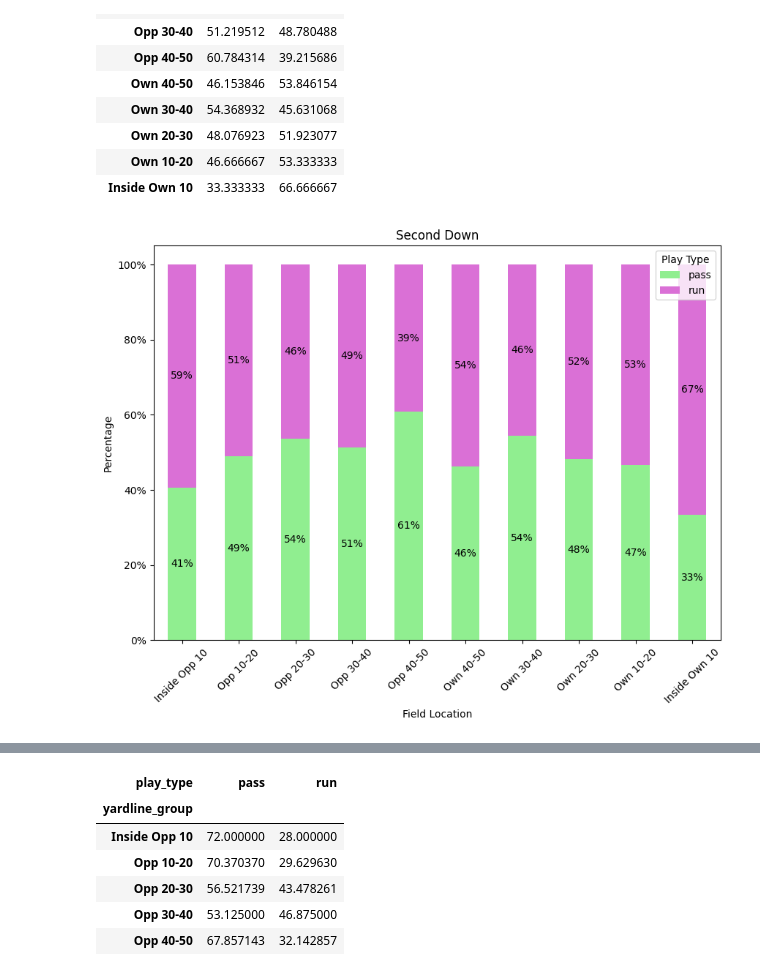
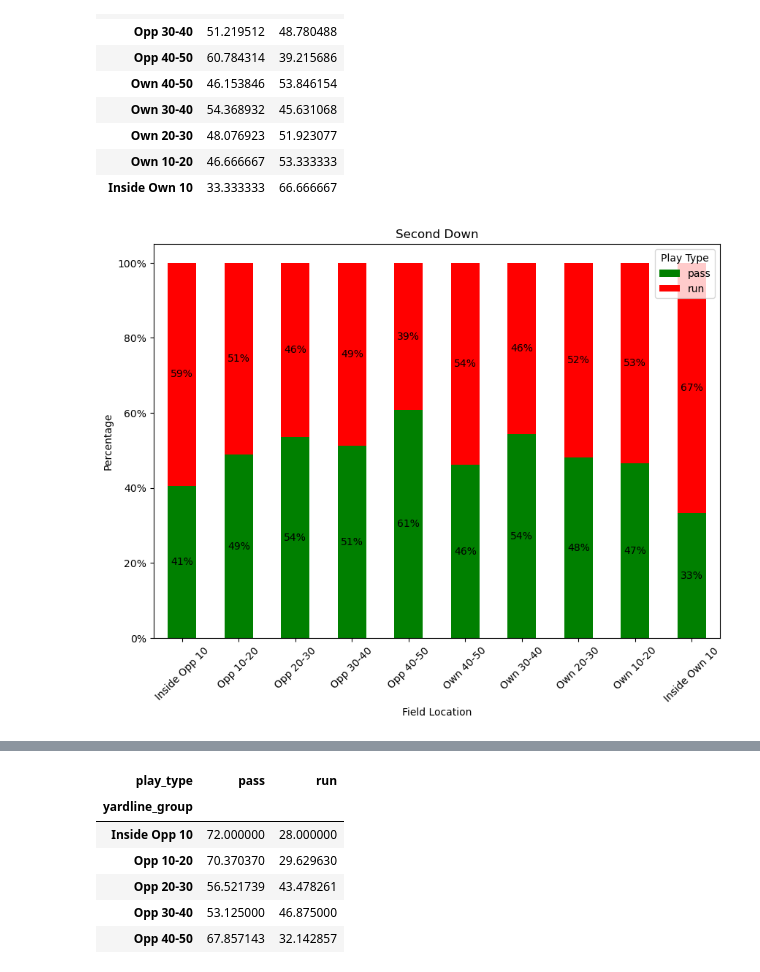
Before and after one commit to rollernathan/NFL_2024_Week_1, a Jupyter notebook: Project 3.ipynb, the cells around one changed output, grey strips where cells are left out. Cells and saved outputs as stored; diff of their text form; code cells hidden in the pictures.

```diff
--- a/Project 3.ipynb
+++ b/Project 3.ipynb
@@ -187,7 +185,7 @@ crosstab_first_normalized
 | Inside Own 10 | 44.444444 | 55.555556 |
 # %%
 # Define colors for the 'pass' and 'run' categories
-colors = {'pass': 'lightgreen', 'run': 'orchid'}
+colors = {'pass': 'green', 'run': 'red'}
 
 # Plot the stacked histogram using normalized data
 ct_first = crosstab_first_normalized.plot(kind='bar', stacked=True, figsize=(10, 7), color=[colors[col] for col in crosstab_first_normalized.columns])
@@ -254,32 +252,32 @@ crosstab_second_normalized
 | Inside Own 10 | 33.333333 | 66.666667 |
 # %%
 # Define colors for the 'pass' and 'run' categories
-colors = {'pass': 'lightgreen', 'run': 'orchid'}
+colors = {'pass': 'green', 'run': 'red'}
 
 # Plot the stacked histogram using normalized data
 ct_second = crosstab_second_normalized.plot(kind='bar', stacked=True, figsize=(10, 7), color=[colors[col] for col in crosstab_second_normalized.columns])
 
 # Add titles and labels
 plt.title('Second Down')
 plt.xlabel('Field Location')
 plt.ylabel('Percentage')
 plt.legend(title='Play Type')
 plt.xticks(rotation=45)  # Rotate x-axis labels for better readability
 
 # Format y-axis to include percentage symbol
 ct_second.yaxis.set_major_formatter(plt.FuncFormatter(lambda x, _: f'{x:.0f}%'))
 
 # Annotate the bars with the percentage values
 for container in ct_second.containers:
     ct_second.bar_label(container, fmt='%.0f%%', label_type='center')
 
 # Save the plot as an image
 plt.savefig('images/second_down_bc.png', format='png', dpi=300, bbox_inches='tight')
 
 # Show the plot
 plt.show()
 # %% [output]
-[figure, old version]
+[figure, new version]
 # %%
 # Filter only third down plays
 third_down = df_down_distance[df_down_distance['down'] == 3]
```
Also changed, not shown: parts of 20 cells of this notebook, 17 other files.
